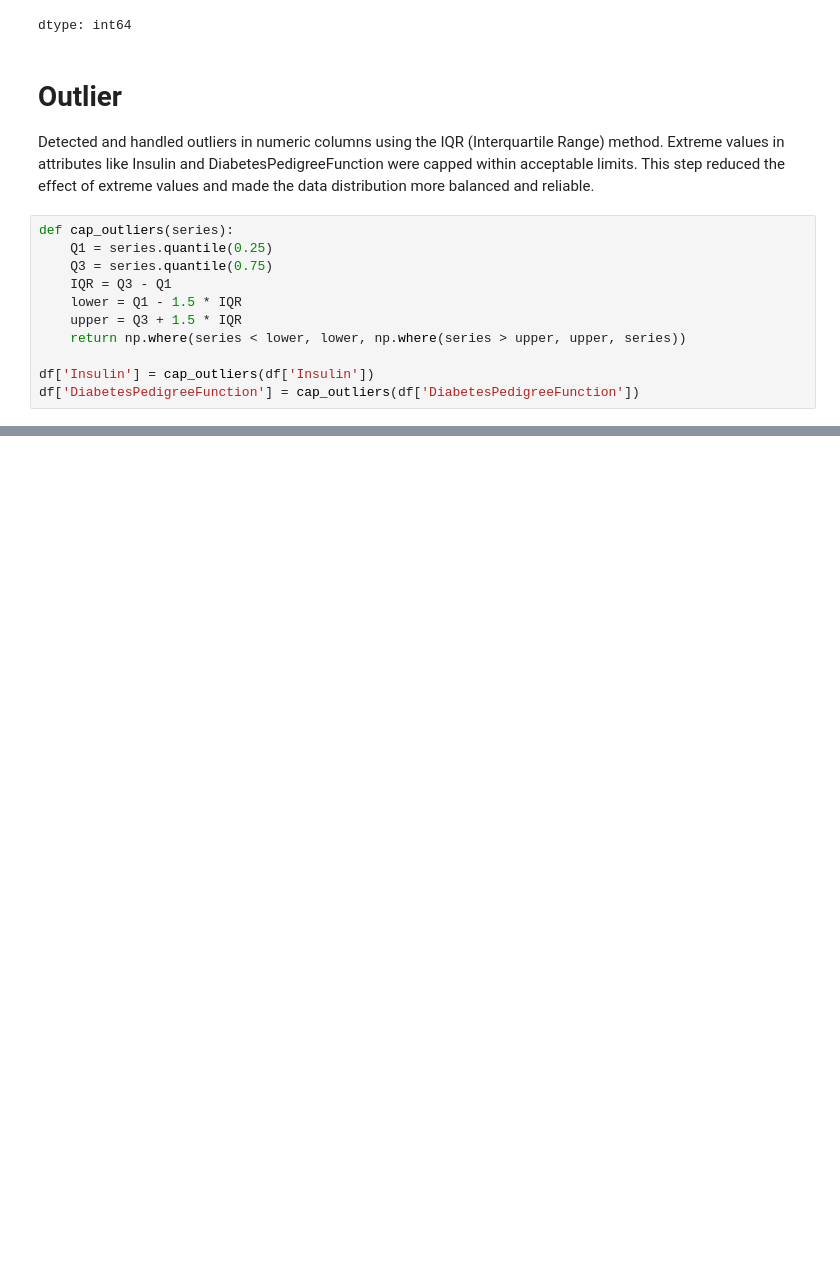
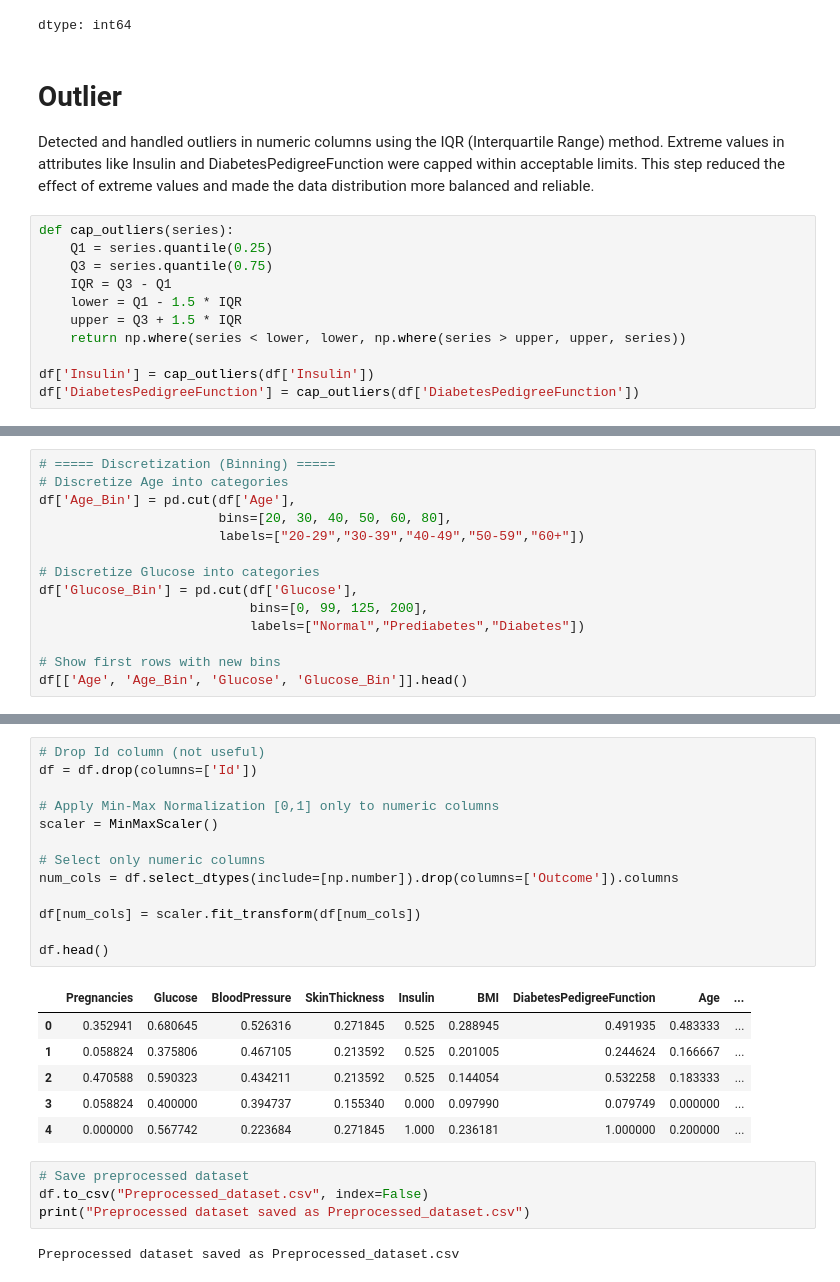
Before and after one commit to halaalduh/Diabetes-Prediction-using-Healthcare-Dataset, a Jupyter notebook: Phase2.ipynb, the cells around one changed output, grey strips where cells are left out. Saved outputs shown, nothing was run; the diff lists cells and outputs as text; blank space fills up the shorter version.

```diff
--- a/Phase2.ipynb
+++ b/Phase2.ipynb
@@ -243,0 +263,14 @@ df['DiabetesPedigreeFunction'] = cap_outliers(df['DiabetesPedigreeFunction'])
+# %%
+# ===== Discretization (Binning) =====
+# Discretize Age into categories
+df['Age_Bin'] = pd.cut(df['Age'],
+                       bins=[20, 30, 40, 50, 60, 80],
+                       labels=["20-29","30-39","40-49","50-59","60+"])
+
+# Discretize Glucose into categories
+df['Glucose_Bin'] = pd.cut(df['Glucose'],
+                           bins=[0, 99, 125, 200],
+                           labels=["Normal","Prediabetes","Diabetes"])
+
+# Show first rows with new bins
+df[['Age', 'Age_Bin', 'Glucose', 'Glucose_Bin']].head()
@@ -243,0 +287,26 @@ df['DiabetesPedigreeFunction'] = cap_outliers(df['DiabetesPedigreeFunction'])
+# %%
+# Drop Id column (not useful)
+df = df.drop(columns=['Id'])
+
+# Apply Min-Max Normalization [0,1] only to numeric columns
+scaler = MinMaxScaler()
+
+# Select only numeric columns
+num_cols = df.select_dtypes(include=[np.number]).drop(columns=['Outcome']).columns
+
+df[num_cols] = scaler.fit_transform(df[num_cols])
+
+df.head()
+# %% [output]
+|  | Pregnancies | Glucose | BloodPressure | SkinThickness | Insulin | BMI | DiabetesPedigreeFunction | Age | ... |
+| 0 | 0.352941 | 0.680645 | 0.526316 | 0.271845 | 0.525 | 0.288945 | 0.491935 | 0.483333 | ... |
+| 1 | 0.058824 | 0.375806 | 0.467105 | 0.213592 | 0.525 | 0.201005 | 0.244624 | 0.166667 | ... |
+| 2 | 0.470588 | 0.590323 | 0.434211 | 0.213592 | 0.525 | 0.144054 | 0.532258 | 0.183333 | ... |
+| 3 | 0.058824 | 0.400000 | 0.394737 | 0.155340 | 0.000 | 0.097990 | 0.079749 | 0.000000 | ... |
+| 4 | 0.000000 | 0.567742 | 0.223684 | 0.271845 | 1.000 | 0.236181 | 1.000000 | 0.200000 | ... |
+# %%
+# Save preprocessed dataset
+df.to_csv("Preprocessed_dataset.csv", index=False)
+print("Preprocessed dataset saved as Preprocessed_dataset.csv")
+# %% [output]
+Preprocessed dataset saved as Preprocessed_dataset.csv
```
Also changed, not shown: parts of 5 cells of this notebook.
